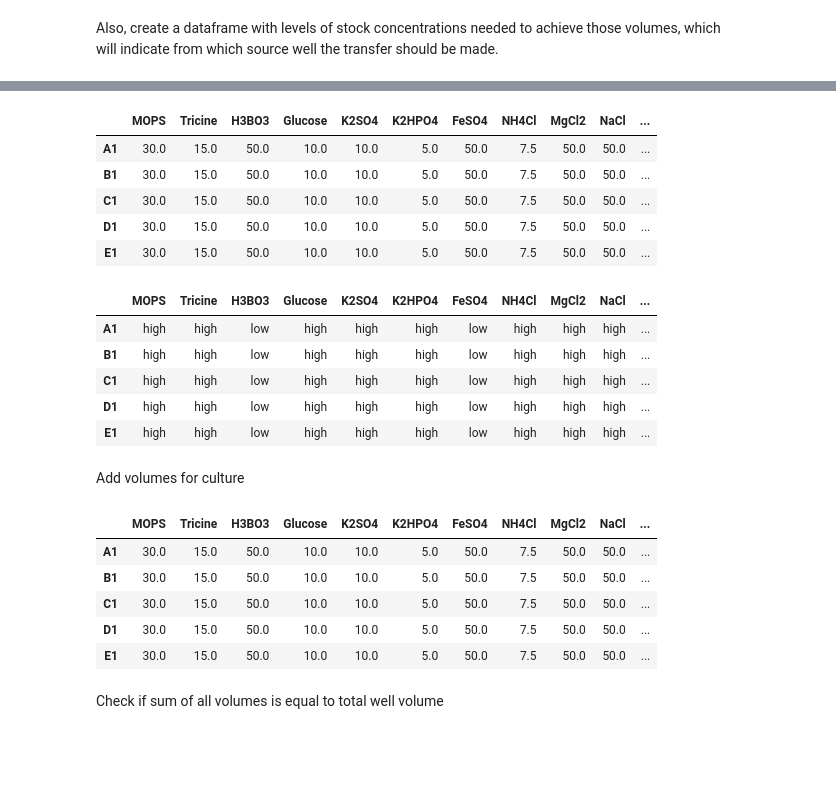
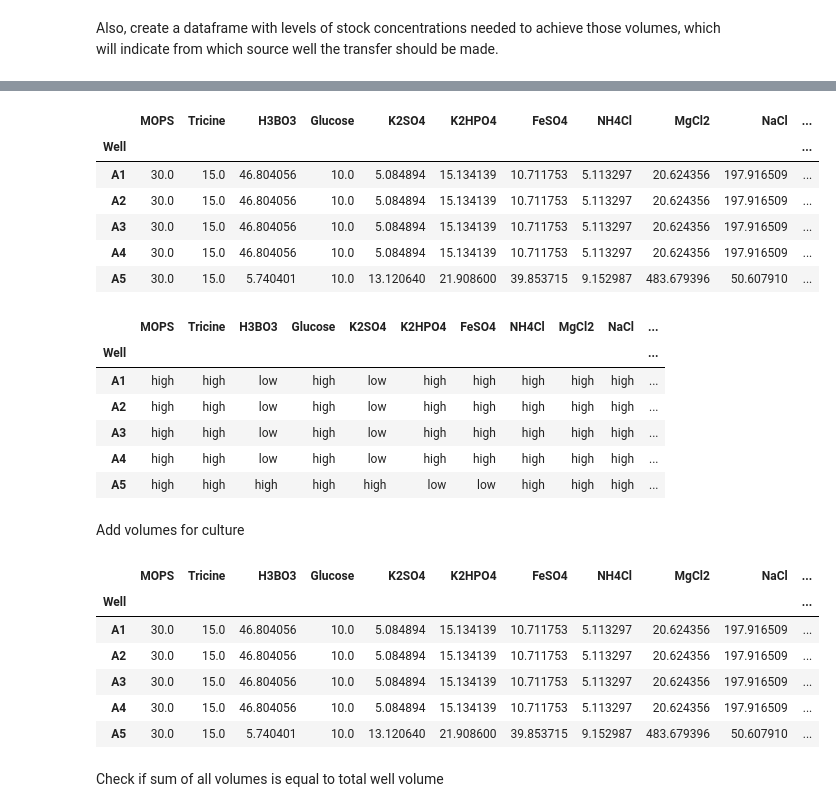
Before and after one commit to JBEI/media_compiler, a Jupyter notebook: notebooks/B_Create_Transfers.ipynb, the cells around one changed output, grey strips where cells are left out. Cells and saved outputs as stored; diff of their text form; code cells hidden in the pictures; blank space fills up the shorter version.

```diff
--- a/notebooks/B_Create_Transfers.ipynb
+++ b/notebooks/B_Create_Transfers.ipynb
@@ -237,57 +281,61 @@ df_volumes = df_target_conc.copy()
 # Add column for water
 df_volumes['Water'] = None
 
 for i in range(len(df_volumes)):
     volumes, df = find_volumes(
         user_params['well_volume'],
         components=df_stock.index,
         stock_conc_val=df_stock["High Concentration[mM]"].values,
         target_conc_val=df_target_conc.iloc[i].values,
         culture_ratio=user_params['culture_factor']
     )
     df_volumes.iloc[i] = volumes
 
     # Find volumes smaller than min transfer volume
     comp_small_vol = df_volumes.iloc[i][
         df_volumes.iloc[i] < min_tip_volume - EPS
     ].index
     if verbose:
         print(f'Compoments small: {comp_small_vol}')
 
     # Assign low concentrations for those components
     stock_new = df_stock["High Concentration[mM]"].copy()
     for comp in comp_small_vol:
         stock_new[comp] = df_stock.loc[comp]["Low Concentration[mM]"]
         df_conc_level.iloc[i][comp] = 'low'
 
-# Recalculate  volumes
-for i in range(len(df_volumes)):
-    volumes, df = find_volumes(
-        user_params['well_volume'],
-        components=df_stock.index,
-        stock_conc_val=stock_new.values,
-        target_conc_val=df_target_conc.iloc[i].values,
-        culture_ratio=user_params['culture_factor']
-    )
-    df_volumes.iloc[i] = volumes
+    # Recalculate  volumes
+    try:
+        volumes, df = find_volumes(
+            user_params['well_volume'],
+            components=df_stock.index,
+            stock_conc_val=stock_new.values,
+            target_conc_val=df_target_conc.iloc[i].values,
+            culture_ratio=user_params['culture_factor']
+        )
+        df_volumes.iloc[i] = volumes
+    except:
+        print('High + Low failed')
 
 display(df_volumes.head(5))
 # %% [output]
 |  | MOPS | Tricine | H3BO3 | Glucose | K2SO4 | K2HPO4 | FeSO4 | NH4Cl | MgCl2 | NaCl | ... |
-| A1 | 30.0 | 15.0 | 50.0 | 10.0 | 10.0 | 5.0 | 50.0 | 7.5 | 50.0 | 50.0 | ... |
-| B1 | 30.0 | 15.0 | 50.0 | 10.0 | 10.0 | 5.0 | 50.0 | 7.5 | 50.0 | 50.0 | ... |
-| C1 | 30.0 | 15.0 | 50.0 | 10.0 | 10.0 | 5.0 | 50.0 | 7.5 | 50.0 | 50.0 | ... |
-| D1 | 30.0 | 15.0 | 50.0 | 10.0 | 10.0 | 5.0 | 50.0 | 7.5 | 50.0 | 50.0 | ... |
-| E1 | 30.0 | 15.0 | 50.0 | 10.0 | 10.0 | 5.0 | 50.0 | 7.5 | 50.0 | 50.0 | ... |
+| Well |  |  |  |  |  |  |  |  |  |  | ... |
+| A1 | 30.0 | 15.0 | 46.804056 | 10.0 | 5.084894 | 15.134139 | 10.711753 | 5.113297 | 20.624356 | 197.916509 | ... |
+| A2 | 30.0 | 15.0 | 46.804056 | 10.0 | 5.084894 | 15.134139 | 10.711753 | 5.113297 | 20.624356 | 197.916509 | ... |
+| A3 | 30.0 | 15.0 | 46.804056 | 10.0 | 5.084894 | 15.134139 | 10.711753 | 5.113297 | 20.624356 | 197.916509 | ... |
+| A4 | 30.0 | 15.0 | 46.804056 | 10.0 | 5.084894 | 15.134139 | 10.711753 | 5.113297 | 20.624356 | 197.916509 | ... |
+| A5 | 30.0 | 15.0 | 5.740401 | 10.0 | 13.120640 | 21.908600 | 39.853715 | 9.152987 | 483.679396 | 50.607910 | ... |
 # %%
-df_conc_level.head(5)
+df_conc_level.head()
 # %% [output]
 |  | MOPS | Tricine | H3BO3 | Glucose | K2SO4 | K2HPO4 | FeSO4 | NH4Cl | MgCl2 | NaCl | ... |
-| A1 | high | high | low | high | high | high | low | high | high | high | ... |
-| B1 | high | high | low | high | high | high | low | high | high | high | ... |
-| C1 | high | high | low | high | high | high | low | high | high | high | ... |
-| D1 | high | high | low | high | high | high | low | high | high | high | ... |
-| E1 | high | high | low | high | high | high | low | high | high | high | ... |
+| Well |  |  |  |  |  |  |  |  |  |  | ... |
+| A1 | high | high | low | high | low | high | high | high | high | high | ... |
+| A2 | high | high | low | high | low | high | high | high | high | high | ... |
+| A3 | high | high | low | high | low | high | high | high | high | high | ... |
+| A4 | high | high | low | high | low | high | high | high | high | high | ... |
+| A5 | high | high | high | high | high | low | low | high | high | high | ... |
 # %% [markdown]
 Add volumes for culture
 # %%
@@ -295,11 +343,12 @@ df_volumes['Culture'] = user_params['well_volume'] / user_params['culture_factor
 df_volumes.head()
 # %% [output]
 |  | MOPS | Tricine | H3BO3 | Glucose | K2SO4 | K2HPO4 | FeSO4 | NH4Cl | MgCl2 | NaCl | ... |
-| A1 | 30.0 | 15.0 | 50.0 | 10.0 | 10.0 | 5.0 | 50.0 | 7.5 | 50.0 | 50.0 | ... |
-| B1 | 30.0 | 15.0 | 50.0 | 10.0 | 10.0 | 5.0 | 50.0 | 7.5 | 50.0 | 50.0 | ... |
-| C1 | 30.0 | 15.0 | 50.0 | 10.0 | 10.0 | 5.0 | 50.0 | 7.5 | 50.0 | 50.0 | ... |
-| D1 | 30.0 | 15.0 | 50.0 | 10.0 | 10.0 | 5.0 | 50.0 | 7.5 | 50.0 | 50.0 | ... |
-| E1 | 30.0 | 15.0 | 50.0 | 10.0 | 10.0 | 5.0 | 50.0 | 7.5 | 50.0 | 50.0 | ... |
+| Well |  |  |  |  |  |  |  |  |  |  | ... |
+| A1 | 30.0 | 15.0 | 46.804056 | 10.0 | 5.084894 | 15.134139 | 10.711753 | 5.113297 | 20.624356 | 197.916509 | ... |
+| A2 | 30.0 | 15.0 | 46.804056 | 10.0 | 5.084894 | 15.134139 | 10.711753 | 5.113297 | 20.624356 | 197.916509 | ... |
+| A3 | 30.0 | 15.0 | 46.804056 | 10.0 | 5.084894 | 15.134139 | 10.711753 | 5.113297 | 20.624356 | 197.916509 | ... |
+| A4 | 30.0 | 15.0 | 46.804056 | 10.0 | 5.084894 | 15.134139 | 10.711753 | 5.113297 | 20.624356 | 197.916509 | ... |
+| A5 | 30.0 | 15.0 | 5.740401 | 10.0 | 13.120640 | 21.908600 | 39.853715 | 9.152987 | 483.679396 | 50.607910 | ... |
 # %% [markdown]
 Check if sum of all volumes is equal to total well volume
 # %%
```
Also changed, not shown: parts of 54 cells of this notebook.
